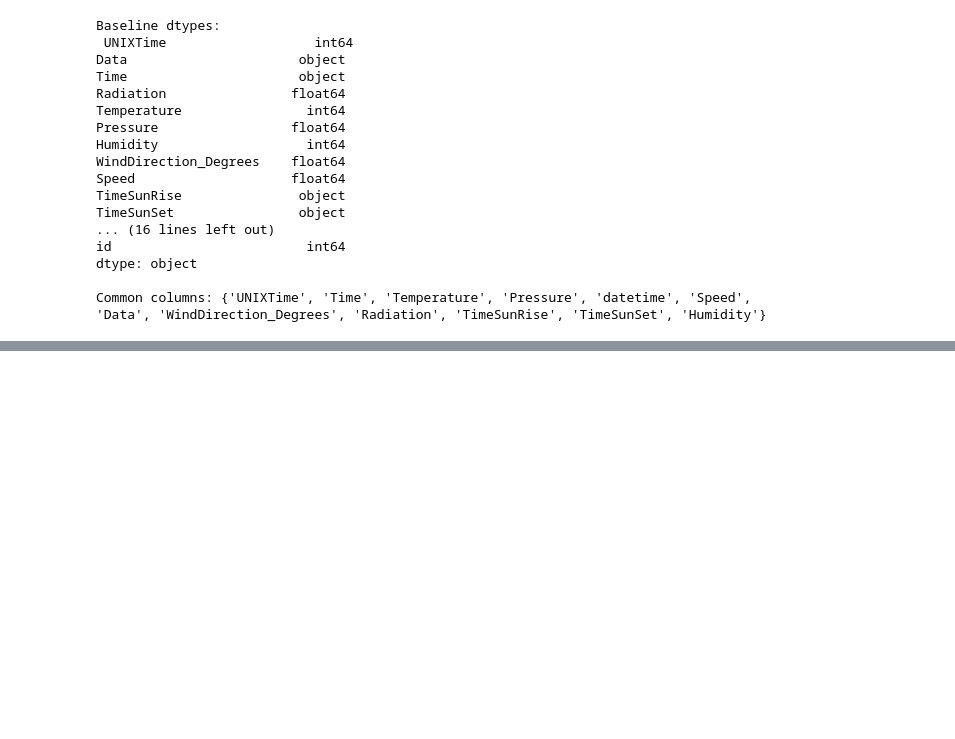
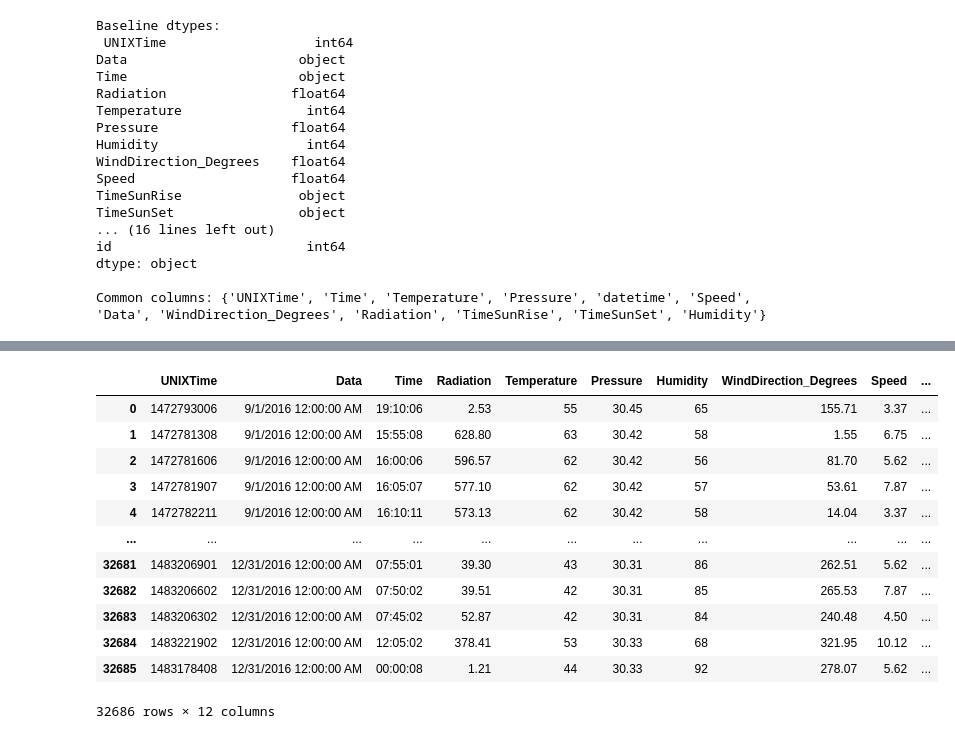
Before and after one commit to LamelK/rent-prediction-zoomcamp-mlops, a Jupyter notebook: notebooks/model_test.ipynb, the cells around one changed output, grey strips where cells are left out. Saved outputs shown, nothing was run; the diff lists cells and outputs as text; code cells hidden in the pictures; blank space fills up the shorter version.

```diff
--- a/notebooks/model_test.ipynb
+++ b/notebooks/model_test.ipynb
@@ -213,0 +344,20 @@ for col in common_cols:
+# %%
+df['Dat3'] = pd.to_datetime(df['Data'], format='%m/%d/%Y %I:%M:%S %p')
+# %%
+df = df.sort_values('Dat3').reset_index(drop=True)
+# %%
+df
+# %% [output]
+|  | UNIXTime | Data | Time | Radiation | Temperature | Pressure | Humidity | WindDirection_Degrees | Speed | ... |
+| 0 | 1472793006 | 9/1/2016 12:00:00 AM | 19:10:06 | 2.53 | 55 | 30.45 | 65 | 155.71 | 3.37 | ... |
+| 1 | 1472781308 | 9/1/2016 12:00:00 AM | 15:55:08 | 628.80 | 63 | 30.42 | 58 | 1.55 | 6.75 | ... |
+| 2 | 1472781606 | 9/1/2016 12:00:00 AM | 16:00:06 | 596.57 | 62 | 30.42 | 56 | 81.70 | 5.62 | ... |
+| 3 | 1472781907 | 9/1/2016 12:00:00 AM | 16:05:07 | 577.10 | 62 | 30.42 | 57 | 53.61 | 7.87 | ... |
+| 4 | 1472782211 | 9/1/2016 12:00:00 AM | 16:10:11 | 573.13 | 62 | 30.42 | 58 | 14.04 | 3.37 | ... |
+| ... | ... | ... | ... | ... | ... | ... | ... | ... | ... | ... |
+| 32681 | 1483206901 | 12/31/2016 12:00:00 AM | 07:55:01 | 39.30 | 43 | 30.31 | 86 | 262.51 | 5.62 | ... |
+| 32682 | 1483206602 | 12/31/2016 12:00:00 AM | 07:50:02 | 39.51 | 42 | 30.31 | 85 | 265.53 | 7.87 | ... |
+| 32683 | 1483206302 | 12/31/2016 12:00:00 AM | 07:45:02 | 52.87 | 42 | 30.31 | 84 | 240.48 | 4.50 | ... |
+| 32684 | 1483221902 | 12/31/2016 12:00:00 AM | 12:05:02 | 378.41 | 53 | 30.33 | 68 | 321.95 | 10.12 | ... |
+| 32685 | 1483178408 | 12/31/2016 12:00:00 AM | 00:00:08 | 1.21 | 44 | 30.33 | 92 | 278.07 | 5.62 | ... |
+32686 rows × 12 columns
```
Also changed, not shown: parts of 24 cells of this notebook, 35 other files.
